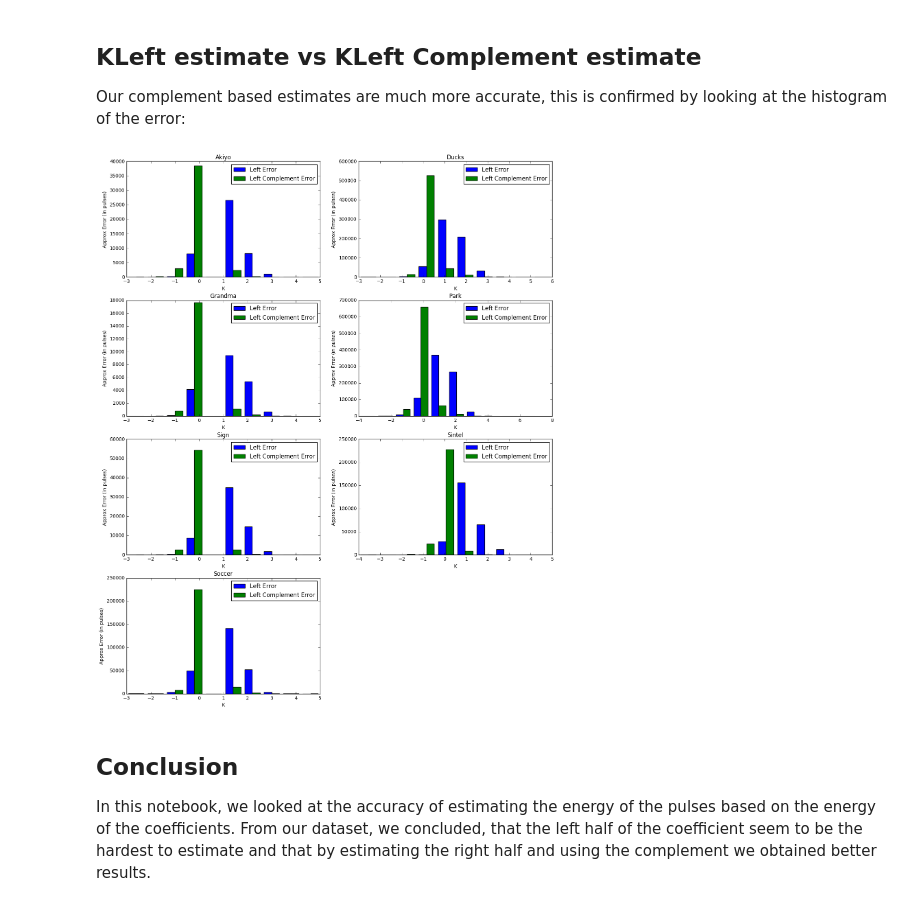
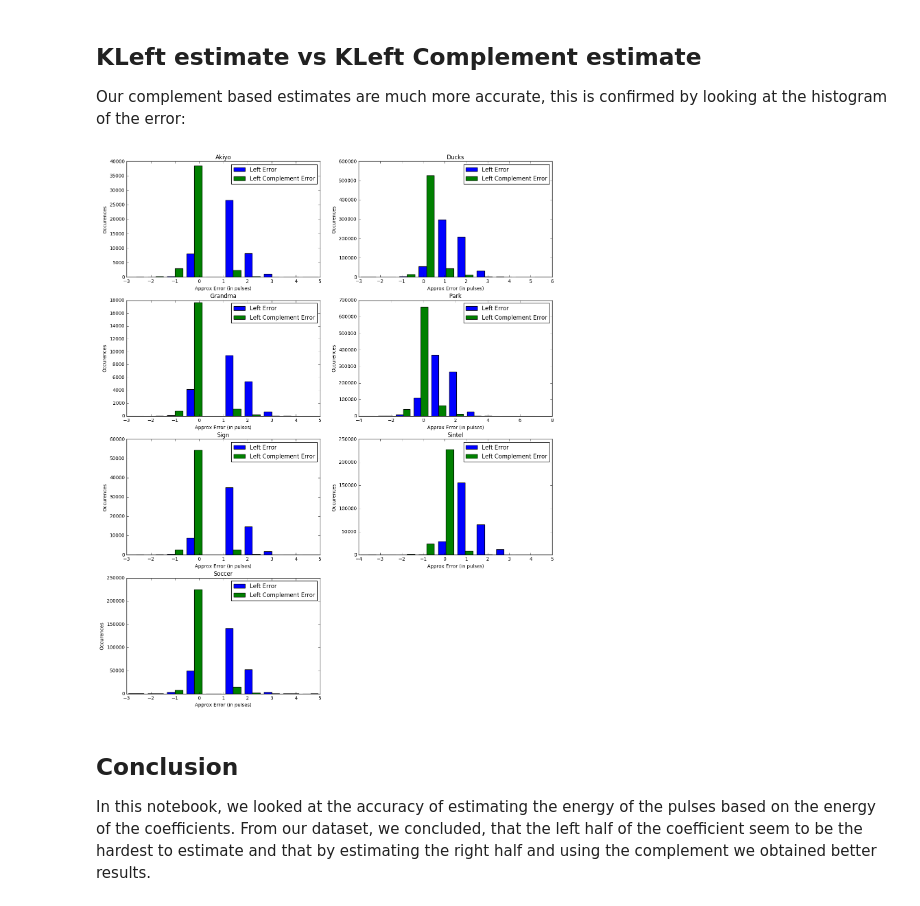
Before and after one commit to luctrudeau/DaalaNotebooks, a Jupyter notebook: PVQ/ApproximatingPulses.ipynb, the cells around one changed output. Saved outputs shown, nothing was run; the diff lists cells and outputs as text; code cells hidden in the pictures.

Commit message:
Changed the histogram labels

```diff
--- a/PVQ/ApproximatingPulses.ipynb
+++ b/PVQ/ApproximatingPulses.ipynb
@@ -314,54 +314,54 @@ Our complement based estimates are much more accurate, this is confirmed by look
 plt.figure(figsize=(16,20));
 plt.subplot(4,2,1);
 plt.hist([akiyoLeftError, akiyoLeftErrorC]);
-plt.ylabel("Approx Error (in pulses)");
-plt.xlabel("K");
+plt.xlabel("Approx Error (in pulses)");
+plt.ylabel("Occurences");
 plt.title("Akiyo")
 plt.legend(["Left Error","Left Complement Error"])
 
 plt.subplot(4,2,2);
 plt.hist([ducksLeftError, ducksLeftErrorC]);
-plt.ylabel("Approx Error (in pulses)");
-plt.xlabel("K");
+plt.xlabel("Approx Error (in pulses)");
+plt.ylabel("Occurences");
 plt.title("Ducks")
 plt.legend(["Left Error","Left Complement Error"])
 
 plt.subplot(4,2,3);
 plt.hist([grandmaLeftError, grandmaLeftErrorC]);
-plt.ylabel("Approx Error (in pulses)");
-plt.xlabel("K");
+plt.xlabel("Approx Error (in pulses)");
+plt.ylabel("Occurences");
 plt.title("Grandma")
 plt.legend(["Left Error","Left Complement Error"])
 
 plt.subplot(4,2,4);
 plt.hist([parkLeftError, parkLeftErrorC]);
-plt.ylabel("Approx Error (in pulses)");
-plt.xlabel("K");
+plt.xlabel("Approx Error (in pulses)");
+plt.ylabel("Occurences");
 plt.title("Park")
 plt.legend(["Left Error","Left Complement Error"])
 
 plt.subplot(4,2,5);
 plt.hist([signLeftError, signLeftErrorC]);
-plt.ylabel("Approx Error (in pulses)");
-plt.xlabel("K");
+plt.xlabel("Approx Error (in pulses)");
+plt.ylabel("Occurences");
 plt.title("Sign")
 plt.legend(["Left Error","Left Complement Error"])
 
 plt.subplot(4,2,6);
 plt.hist([sintelLeftError, sintelLeftErrorC]);
-plt.ylabel("Approx Error (in pulses)");
-plt.xlabel("K");
+plt.xlabel("Approx Error (in pulses)");
+plt.ylabel("Occurences");
 plt.title("Sintel")
 plt.legend(["Left Error","Left Complement Error"])
 
 plt.subplot(4,2,7);
 plt.hist([soccerLeftError, soccerLeftErrorC]);
-plt.ylabel("Approx Error (in pulses)");
-plt.xlabel("K");
+plt.xlabel("Approx Error (in pulses)");
+plt.ylabel("Occurences");
 plt.title("Soccer")
 plt.legend(["Left Error","Left Complement Error"]);
 # %% [output]
-[figure, old version]
+[figure, new version]
 # %% [markdown]
 ## Conclusion
 
```
